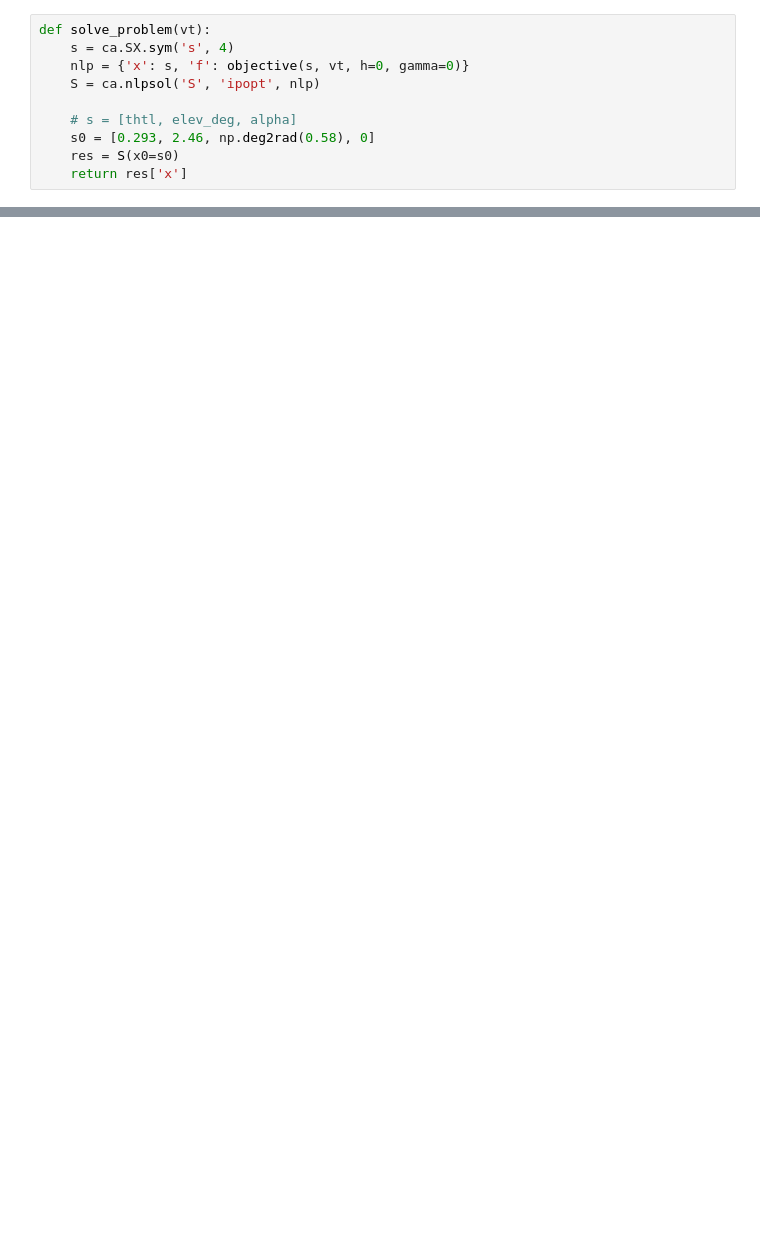
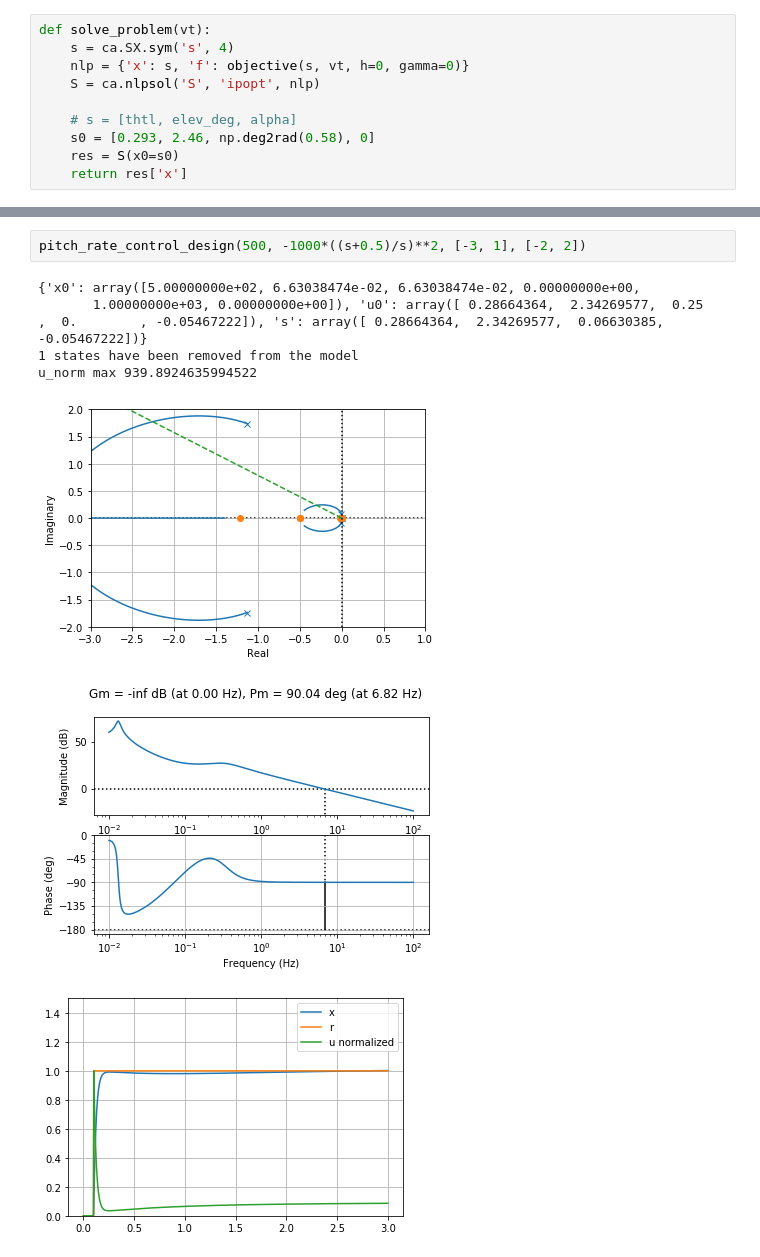
Before and after one commit to jgoppert/aae497-f19, a Jupyter notebook: homework/HW3.ipynb, the cells around one changed output, grey strips where cells are left out. Drawn from its saved outputs; the diff is of its cells as text; blank space fills up the shorter version.

```diff
--- a/homework/HW3.ipynb
+++ b/homework/HW3.ipynb
@@ -121,2 +235,12 @@ def solve_problem(vt):
+# %%
+pitch_rate_control_design(500, -1000*((s+0.5)/s)**2, [-3, 1], [-2, 2])
+# %% [output]
+{'x0': array([5.00000000e+02, 6.63038474e-02, 6.63038474e-02, 0.00000000e+00,
+       1.00000000e+03, 0.00000000e+00]), 'u0': array([ 0.28664364,  2.34269577,  0.25      ,  0.        , -0.05467222]), 's': array([ 0.28664364,  2.34269577,  0.06630385, -0.05467222])}
+1 states have been removed from the model
+u_norm max 939.8924635994522
+[figure, added]
+[figure, added]
+[figure, added]
 # %%
 solve_problem(500)
```
Also changed, not shown: parts of 13 cells of this notebook, 1 other file.
